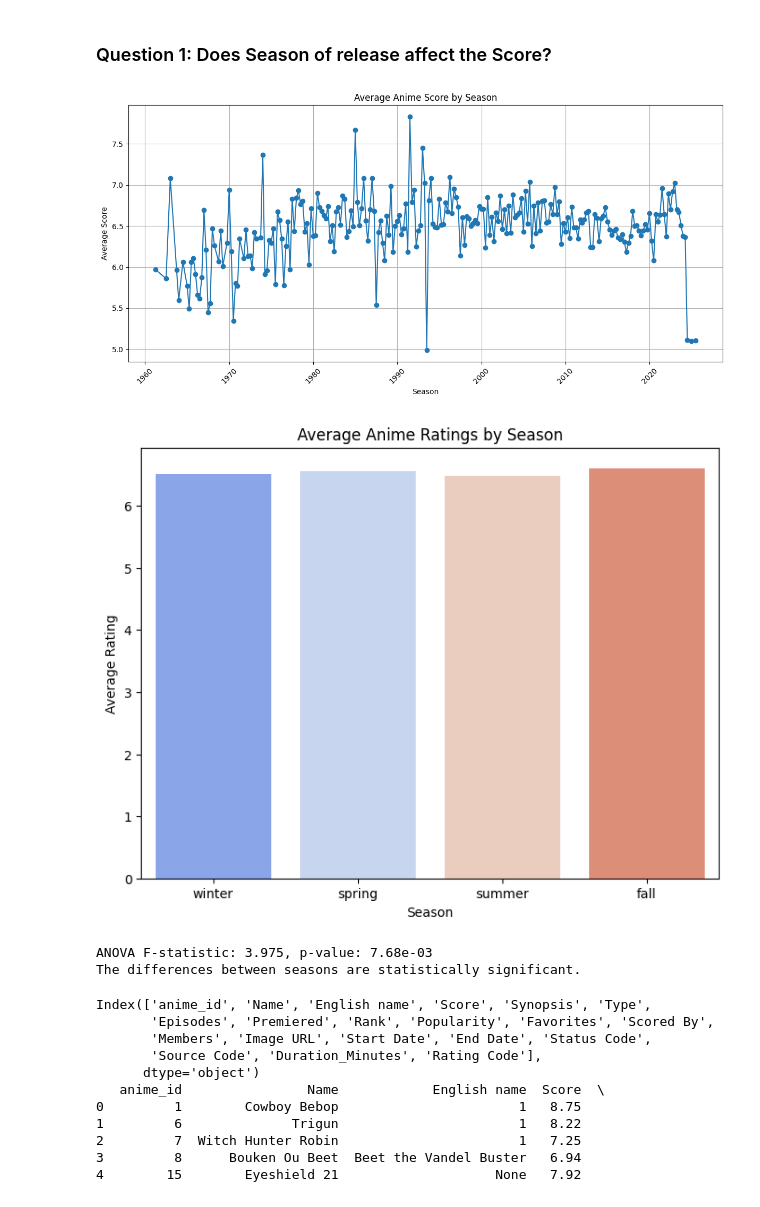
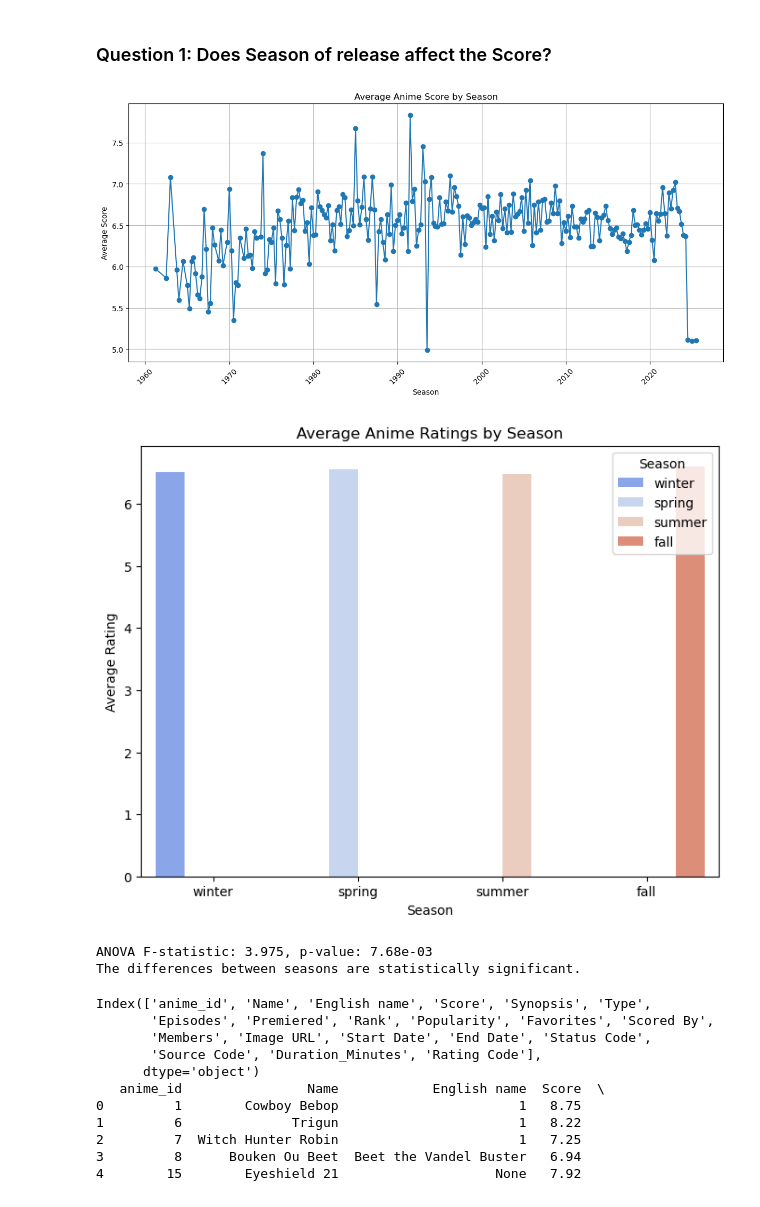
Before and after one commit to agentyk/SC1015_FEL1_Group2, a Jupyter notebook: SC1015_FEL1_Group2.ipynb, the cells around one changed output. Drawn from its saved outputs; the diff is of its cells as text; code cells hidden in the pictures.

```diff
--- a/SC1015_FEL1_Group2.ipynb
+++ b/SC1015_FEL1_Group2.ipynb
@@ -1227,35 +1210,35 @@ else:
 
 # Group by season, ignoring the year, and calculate the average score in the copy
 seasonal_avg = anime_copy.groupby('Season')['Score'].mean().reindex(['winter', 'spring', 'summer', 'fall'])
 
 # Plot the bar chart
 plt.figure(figsize=(8, 6))
-sb.barplot(x=seasonal_avg.index, y=seasonal_avg.values,legend=False , palette='coolwarm', hue=seasonal_avg.index)
+sb.barplot(x=seasonal_avg.index, y=seasonal_avg.values, palette='coolwarm', hue=seasonal_avg.index)
 plt.title('Average Anime Ratings by Season')
 plt.xlabel('Season')
 plt.ylabel('Average Rating')
 plt.show()
 
 # Prepare data for ANOVA from the copy
 winter_ratings = anime_copy[anime_copy['Season'] == 'winter']['Score']
 spring_ratings = anime_copy[anime_copy['Season'] == 'spring']['Score']
 summer_ratings = anime_copy[anime_copy['Season'] == 'summer']['Score']
 fall_ratings = anime_copy[anime_copy['Season'] == 'fall']['Score']
 
 # Perform one-way ANOVA
 f_stat, p_value = stats.f_oneway(winter_ratings, spring_ratings, summer_ratings, fall_ratings)
 
 # Output the results
 print(f"ANOVA F-statistic: {f_stat:.3f}, p-value: {p_value:.2e}")
 if p_value < 0.05:
     print("The differences between seasons are statistically significant.")
 else:
     print("No significant difference between seasons.")
 
 del (anime_copy)
 # %% [output]
 [figure]
-[figure, old version]
+[figure, new version]
 ANOVA F-statistic: 3.975, p-value: 7.68e-03
 The differences between seasons are statistically significant.
 # %%
```
Also changed, not shown: parts of 31 cells of this notebook, 8 other files.
